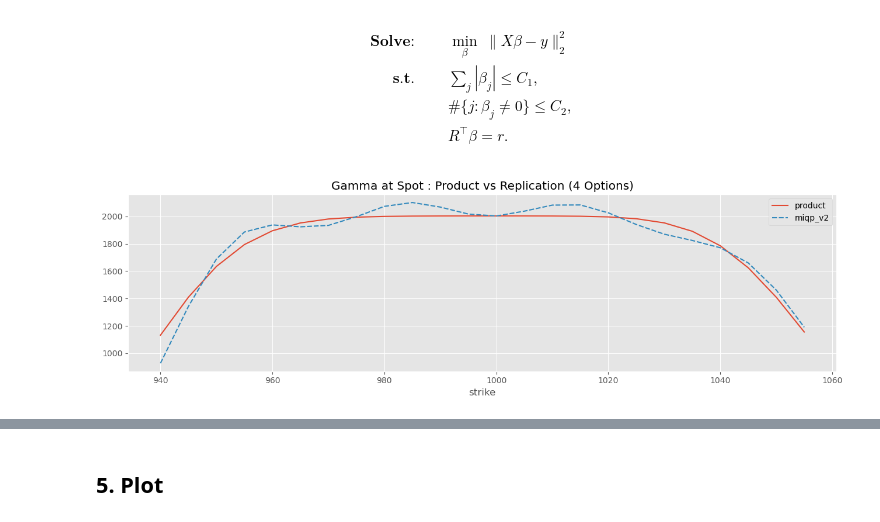
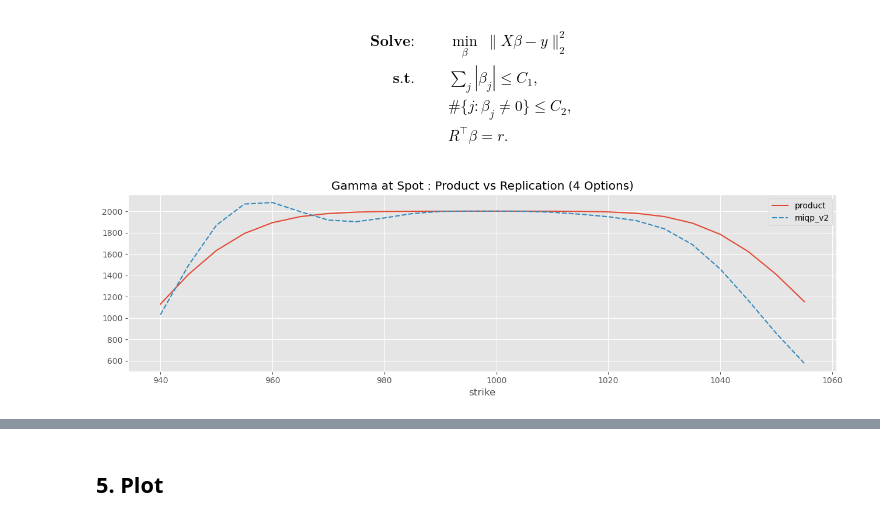
Before and after one commit to kevinlaventure/python_code, a Jupyter notebook: portfolio_reduction.ipynb, the cells around one changed output, grey strips where cells are left out. Cells and saved outputs as stored; diff of their text form; code cells hidden in the pictures.

Commit message:
slide

```diff
--- a/portfolio_reduction.ipynb
+++ b/portfolio_reduction.ipynb
@@ -611,3 +583,19 @@ start_df = results[results['index']=='T0'].reset_index(drop=True)
+# %%
+# Generate options
+results = dict()
+
+for key in params.keys():
+    globals().update(params[key])
+    for K in range(940, 1060, 5):
+        out = dict()
+        option_type = 'call' if K > F else 'put'
+        out = SABRModel.compute_option(F, K, T, alpha, beta, rho, nu, r, option_type=option_type, compute_bs_greeks=True, compute_model_greek=True,
+                                        slide_list=slide_list, slide_type=slide_type)
+        results[(key, K)] = out
+
+results = pd.DataFrame(results).unstack().unstack()
+results = results.reset_index(names=['index', 'strike'])
+start_df = results[results['index']=='T0'].reset_index(drop=True)
 # %% [markdown]
 ## Generate weights and plot gamma cash profile
 # %%
@@ -855,33 +843,33 @@ plt.show()
 \end{aligned}
 # %%
 risk_cols = ['sabr_gamma', 'sabr_vega', 'sabr_vanna', 'sabr_volga', 'sabr_theta']
-risk_cols = ['sabr_gamma', 'sabr_theta']
+#risk_cols = ['sabr_gamma', 'sabr_theta']
 #risk_cols = ['sabr_theta']
 target_risk = start_df[risk_cols].multiply(start_df['weight'], 0).sum()
 risk_grid = start_df.set_index('strike').loc[gamma_grid.index, risk_cols]
 res = miqp_l1_cardinality_v2(
     X=gamma_grid,
     y=gamma_at_spot_df['product'],
     C1=start_df['weight'].abs().sum() * 100,
     C2=4,
     M=None,
     solver=None,
     verbose=False,
     target_risk=target_risk,
     risk_grid=risk_grid
 )
 res = res[0]
 start_df.loc[:, 'miqp_v2'] = 0.0
 start_df.loc[:, 'miqp_v2'] = start_df['strike'].map(res).astype(float).fillna(0)
 gamma_at_spot_df['miqp_v2'] = gamma_grid.multiply(start_df.set_index('strike')['miqp_v2']).sum(axis=1)
 plt.style.use("ggplot")
 plt.figure(figsize=(13, 4))
 sns.lineplot(data=gamma_at_spot_df[['product', 'miqp_v2']])   # uses the index as x and each column as a separate line
 plt.title("Gamma at Spot : Product vs Replication (4 Options)")
 plt.tight_layout()
 plt.show()
 # %% [output]
-[figure, old version]
+[figure, new version]
 # %%
 plt.style.use("ggplot")
 plt.figure(figsize=(13, 4))
```
Also changed, not shown: parts of 9 cells of this notebook, 1 other file.
